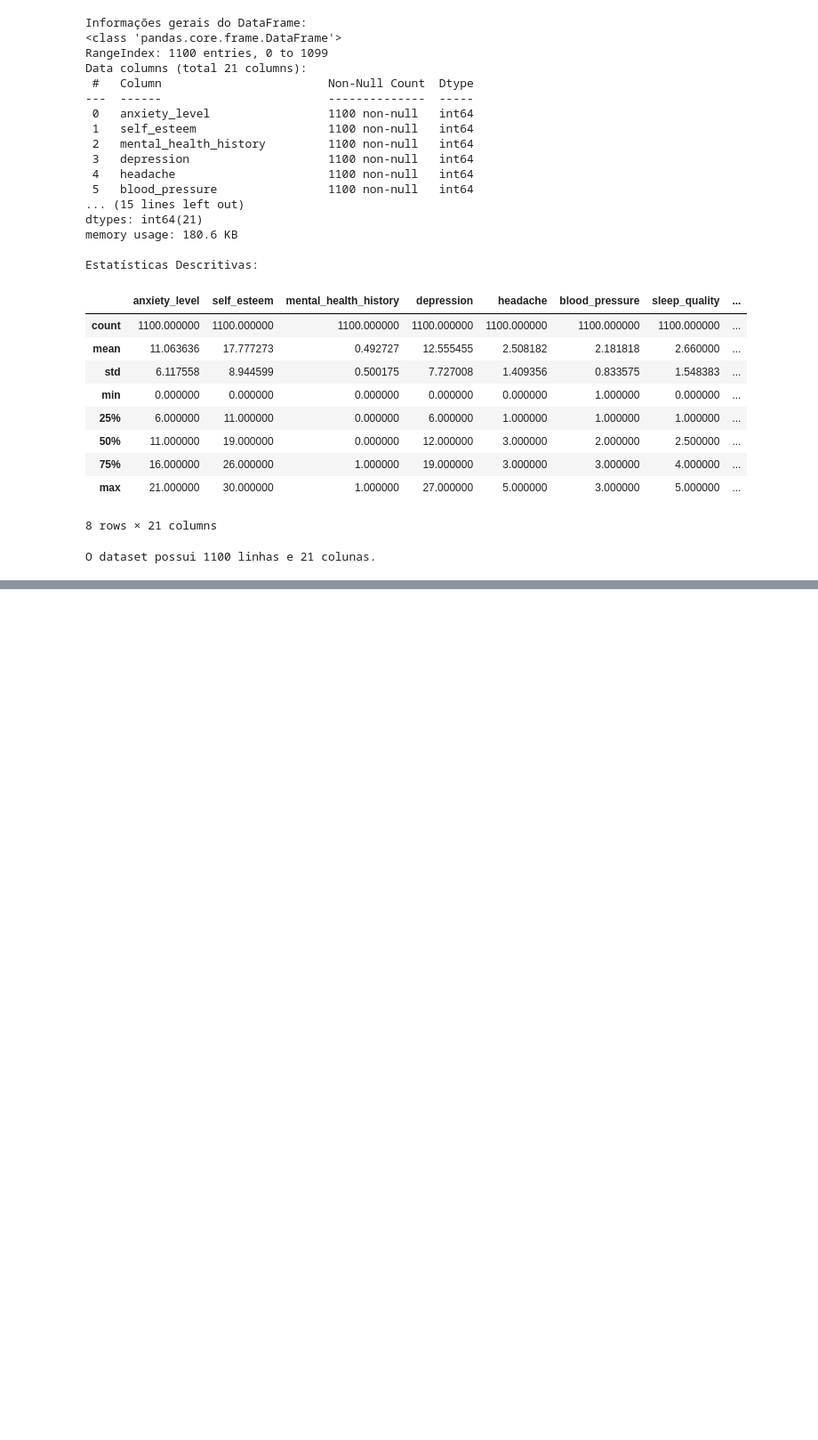
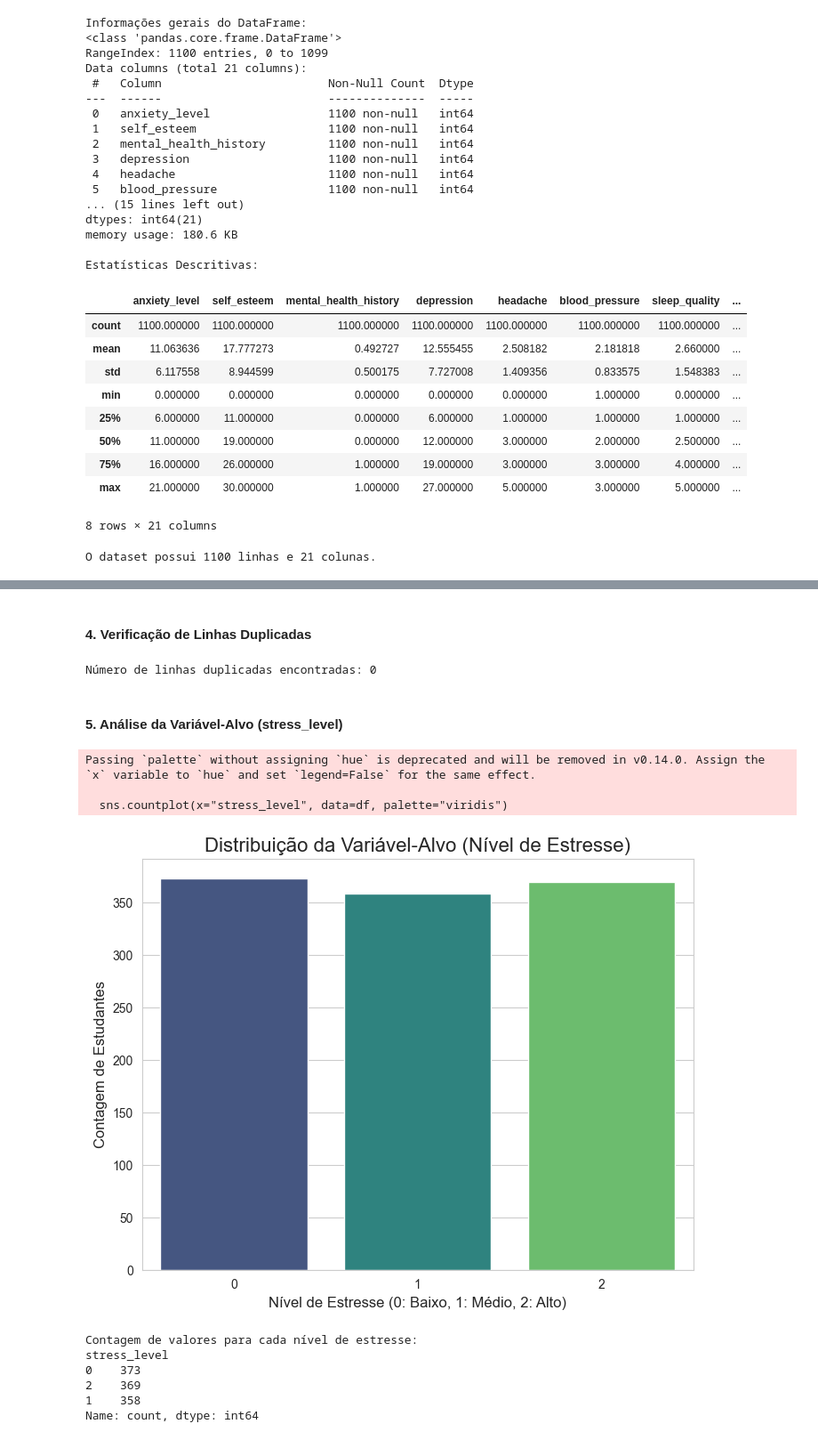
Before and after one commit to fernando-lfs/fiap-tech-challenge-fase3, a Jupyter notebook: notebooks/01-analise-exploratoria.ipynb, the cells around one changed output, grey strips where cells are left out. Shown at 89% size. Drawn from its saved outputs; the diff is of its cells as text; code cells hidden in the pictures; blank space fills up the shorter version.

```diff
--- a/notebooks/01-analise-exploratoria.ipynb
+++ b/notebooks/01-analise-exploratoria.ipynb
@@ -97,0 +125,40 @@ O dataset possui 1100 linhas e 21 colunas.
+# %% [markdown]
+#### 4. Verificação de Linhas Duplicadas
+# %%
+# Contar o número de linhas completamente duplicadas no DataFrame
+num_duplicates = df.duplicated().sum()
+
+print(f"Número de linhas duplicadas encontradas: {num_duplicates}")
+# %% [output]
+Número de linhas duplicadas encontradas: 0
+# %% [markdown]
+#### 5. Análise da Variável-Alvo (stress_level)
+# %%
+# --- Análise Univariada ---
+
+# 1. Análise da Variável-Alvo: stress_level
+plt.figure(figsize=(8, 6))
+sns.countplot(x="stress_level", data=df, palette="viridis")
+
+# Adicionando títulos e rótulos para maior clareza
+plt.title("Distribuição da Variável-Alvo (Nível de Estresse)", fontsize=16)
+plt.xlabel("Nível de Estresse (0: Baixo, 1: Médio, 2: Alto)", fontsize=12)
+plt.ylabel("Contagem de Estudantes", fontsize=12)
+
+# Exibindo o gráfico
+plt.show()
+
+# Para complementar o gráfico, vamos exibir a contagem exata de cada classe
+print("Contagem de valores para cada nível de estresse:")
+print(df["stress_level"].value_counts())
+# %% [output]
+Passing `palette` without assigning `hue` is deprecated and will be removed in v0.14.0. Assign the `x` variable to `hue` and set `legend=False` for the same effect.
+
+  sns.countplot(x="stress_level", data=df, palette="viridis")
+[figure, added]
+Contagem de valores para cada nível de estresse:
+stress_level
+0    373
+2    369
+1    358
+Name: count, dtype: int64
```
Also changed, not shown: parts of 8 cells of this notebook.
